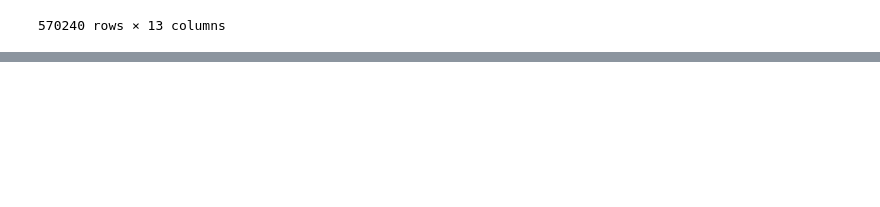
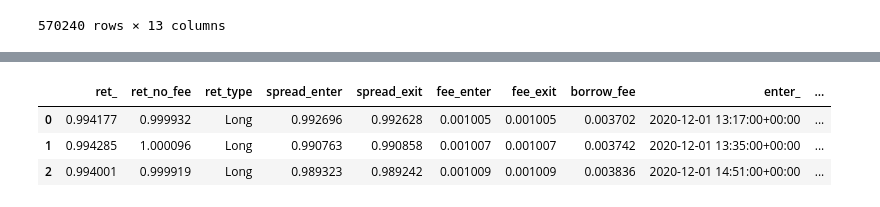
Before and after one commit to djoleglc/StatisticalArbitrage, a Jupyter notebook: TestStrategyMatrix.ipynb, the cells around one changed output, grey strips where cells are left out. Saved outputs shown, nothing was run; the diff lists cells and outputs as text; code cells hidden in the pictures; blank space fills up the shorter version.

```diff
--- a/TestStrategyMatrix.ipynb
+++ b/TestStrategyMatrix.ipynb
@@ -33,21 +45,19 @@ coin_df
 %%time
 if drive:
     id_ = "1Vg9w6RpPjukasvRqxM4cqPxabDi9MeyS"
-    asset_name_1 = "BTC"
-    asset_name_2 = "BNB"
     folder_name, id_pair = CreatePairFolder(id_, (asset_name_1, asset_name_2))
 
-cal_w1 = {"hours": 12}
+
 beta_table, path_beta = create_beta_table(
-    coin_df=coin_df,
+    coin_df=coin_df.iloc[:2000],
     asset_name_1=asset_name_1,
     asset_name_2=asset_name_2,
-    calibration_window=cal_w1,
-    frequency={"minutes": 1},
+    calibration_window=config["calibration_window"],
+    frequency=config["frequency"],
     safe_output_csv=True,
     n_job=4,
     output_folder="H:",
-    stat_test="adfuller",
+    stat_test=config["stat_test"],
 )
 
 if drive:
@@ -121,0 +107,13 @@ for date in dates:
+# %%
+"""
+Example of trade book of the strategy for a given threshold and pvalue
+"""
+
+tr_w1 = config["tresh"][0]
+
+result["2020-12"][1][f"{tr_w1}_0.005"]
+# %% [output]
+|  | ret_ | ret_no_fee | ret_type | spread_enter | spread_exit | fee_enter | fee_exit | borrow_fee | enter_ | ... |
+| 0 | 0.994177 | 0.999932 | Long | 0.992696 | 0.992628 | 0.001005 | 0.001005 | 0.003702 | 2020-12-01 13:17:00+00:00 | ... |
+| 1 | 0.994285 | 1.000096 | Long | 0.990763 | 0.990858 | 0.001007 | 0.001007 | 0.003742 | 2020-12-01 13:35:00+00:00 | ... |
+| 2 | 0.994001 | 0.999919 | Long | 0.989323 | 0.989242 | 0.001009 | 0.001009 | 0.003836 | 2020-12-01 14:51:00+00:00 | ... |
```
Also changed, not shown: parts of 6 cells of this notebook, 5 other files.
